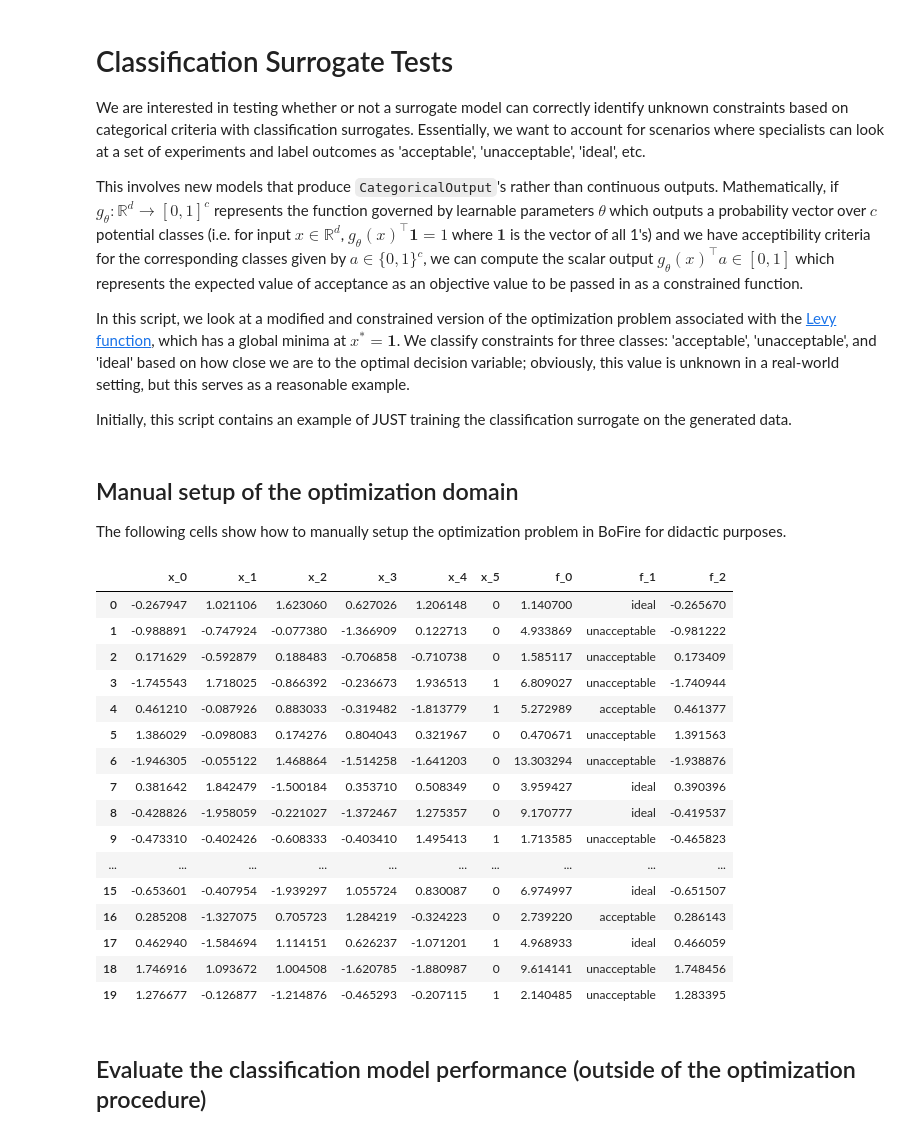
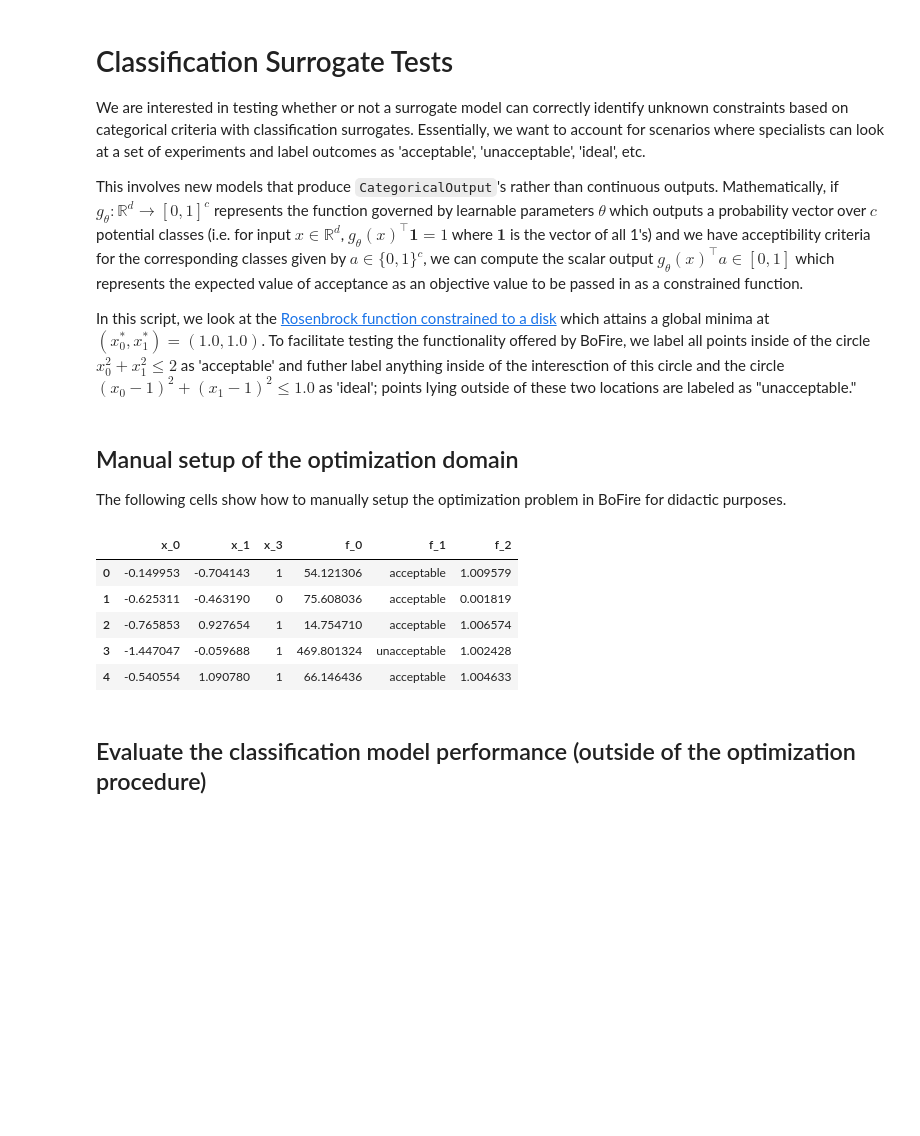
Before and after one commit to experimental-design/bofire, a Jupyter notebook: tutorials/basic_examples/Unknown_Constraint_Classification.ipynb, the cells around one changed output. Cells and saved outputs as stored; diff of their text form; code cells hidden in the pictures; blank space fills up the shorter version.

```diff
--- a/tutorials/basic_examples/Unknown_Constraint_Classification.ipynb
+++ b/tutorials/basic_examples/Unknown_Constraint_Classification.ipynb
@@ -5,9 +5,7 @@ We are interested in testing whether or not a surrogate model can correctly iden
 
 This involves new models that produce `CategoricalOutput`'s rather than continuous outputs. Mathematically, if $g_{\theta}:\mathbb{R}^d\to[0,1]^c$ represents the function governed by learnable parameters $\theta$ which outputs a probability vector over $c$ potential classes (i.e. for input $x\in\mathbb{R}^d$, $g_{\theta}(x)^\top\mathbf{1}=1$ where $\mathbf{1}$ is the vector of all 1's) and we have acceptibility criteria for the corresponding classes given by $a\in\{0,1\}^c$, we can compute the scalar output $g_{\theta}(x)^\top a\in[0,1]$ which represents the expected value of acceptance as an objective value to be passed in as a constrained function.
 
-In this script, we look at a modified and constrained version of the optimization problem associated with the [Levy function](https://www.sfu.ca/~ssurjano/levy.html), which has a global minima at $x^*=\mathbf{1}$. We classify constraints for three classes: 'acceptable', 'unacceptable', and 'ideal' based on how close we are to the optimal decision variable; obviously, this value is unknown in a real-world setting, but this serves as a reasonable example.
-
-Initially, this script contains an example of JUST training the classification surrogate on the generated data.
+In this script, we look at the [Rosenbrock function constrained to a disk](https://en.wikipedia.org/wiki/Test_functions_for_optimization#cite_note-12) which attains a global minima at $(x_0^*,x_1^*)=(1.0, 1.0)$. To facilitate testing the functionality offered by BoFire, we label all points inside of the circle $x_0^2+x_1^2\le2$ as 'acceptable' and futher label anything inside of the interesction of this circle and the circle $(x_0-1)^2+(x_1-1)^2\le1.0$ as 'ideal'; points lying outside of these two locations are labeled as "unacceptable."
 # %%
 # Import packages
 import bofire.strategies.api as strategies
@@ -27,44 +21,49 @@ def scale_inputs(x: pd.Series) -> pd.Series:
+# %%
+# Write helper functions which give the objective and the constraints
+def rosenbrock(x: pd.Series) -> pd.Series:
+    assert "x_0" in x.columns
+    assert "x_1" in x.columns
+    return (1 - x["x_0"]) ** 2 + 100 * (x["x_1"] - x["x_0"] ** 2) ** 2
+
+def constraints(x: pd.Series) -> pd.Series:
+    assert "x_0" in x.columns
+    assert "x_1" in x.columns
+    feasiblity_vector = []
+    for _, row in x.iterrows():
+        if (row["x_0"] ** 2 + row["x_1"] ** 2 <= 2.0) and ((row["x_0"] - 1.0) ** 2 + (row["x_1"] - 1.0) ** 2 <= 1.0):
+            feasiblity_vector.append("ideal")
+        elif row["x_0"] ** 2 + row["x_1"] ** 2 <= 2.0:
+            feasiblity_vector.append("acceptable")
+        else:
+            feasiblity_vector.append("unacceptable")
+    return feasiblity_vector
 # %%
 # Set-up the inputs and outputs, use categorical domain just as an example
-input_features = Inputs(features=[ContinuousInput(key=f"x_{i}", bounds=(-2, 2)) for i in range(5)] + [CategoricalInput(key=f"x_5", categories=["0", "1"], allowed=[True, True])])
+input_features = Inputs(features=[ContinuousInput(key=f"x_{i}", bounds=(-1.75, 1.75)) for i in range(2)] + [CategoricalInput(key=f"x_3", categories=["0", "1"], allowed=[True, True])])
 
 # here the minimize objective is used, if you want to maximize you have to use the maximize objective.
 output_features = Outputs(features=[
         ContinuousOutput(key=f"f_{0}", objective=MinimizeObjective(w=1.)),
         CategoricalOutput(key=f"f_{1}", categories=["unacceptable", "acceptable", "ideal"], objective=ConstrainedCategoricalObjective(categories=["unacceptable", "acceptable", "ideal"], desirability=[False, True, True])), # This function will be associated with learning the categories
         ContinuousOutput(key=f"f_{2}", objective=MinimizeSigmoidObjective(w=1., tp=0.0, steepness=0.5)),
     ]
 )
 
 # Create domain
 domain1 = Domain(inputs=input_features, outputs=output_features)
 
 # Sample random points
-sample_df = domain1.inputs.sample(50)
+sample_df = domain1.inputs.sample(100)
 
 # Write a function which outputs one continuous variable and another discrete based on some logic
-sample_df["f_0"] = np.sin(np.pi * scale_inputs(sample_df["x_0"])) ** 2 + sum([(scale_inputs(sample_df[col]) - 1) ** 2 * (1 + 10 * np.sin(np.pi * scale_inputs(sample_df[col]) + 1) ** 2 if ind < len(sample_df.columns) else 1 + np.sin(2 * np.pi * scale_inputs(sample_df[col])) ** 2) for ind, col in enumerate(sample_df.columns) if not sample_df[col].dtype == "O"])
-sample_df["f_1"] = "unacceptable"
-sample_df.loc[(sample_df[input_features.get_keys(includes=ContinuousInput, excludes=CategoricalInput)].abs().sum(1) <= 6.5) * (sample_df[input_features.get_keys(includes=ContinuousInput, excludes=CategoricalInput)].abs().sum(1) >= 3.5), "f_1"] = "acceptable"
-sample_df.loc[(sample_df[input_features.get_keys(includes=ContinuousInput, excludes=CategoricalInput)].abs().sum(1) <= 5.5) * (sample_df[input_features.get_keys(includes=ContinuousInput, excludes=CategoricalInput)].abs().sum(1) >= 4.5), "f_1"] = "ideal"
-sample_df["f_2"] = sample_df["x_0"] + 1e-2 * np.random.uniform(size=(len(sample_df),))
-
-sample_df.head(20)
+sample_df["f_0"] = rosenbrock(x=sample_df)
+sample_df["f_1"] = constraints(x=sample_df)
+sample_df["f_2"] = sample_df["x_3"].astype(float) + 1e-2 * np.random.uniform(size=(len(sample_df),))
+sample_df.head(5)
 # %% [output]
-|  | x_0 | x_1 | x_2 | x_3 | x_4 | x_5 | f_0 | f_1 | f_2 |
-| 0 | -0.267947 | 1.021106 | 1.623060 | 0.627026 | 1.206148 | 0 | 1.140700 | ideal | -0.265670 |
-| 1 | -0.988891 | -0.747924 | -0.077380 | -1.366909 | 0.122713 | 0 | 4.933869 | unacceptable | -0.981222 |
-| 2 | 0.171629 | -0.592879 | 0.188483 | -0.706858 | -0.710738 | 0 | 1.585117 | unacceptable | 0.173409 |
-| 3 | -1.745543 | 1.718025 | -0.866392 | -0.236673 | 1.936513 | 1 | 6.809027 | unacceptable | -1.740944 |
-| 4 | 0.461210 | -0.087926 | 0.883033 | -0.319482 | -1.813779 | 1 | 5.272989 | acceptable | 0.461377 |
-| 5 | 1.386029 | -0.098083 | 0.174276 | 0.804043 | 0.321967 | 0 | 0.470671 | unacceptable | 1.391563 |
-| 6 | -1.946305 | -0.055122 | 1.468864 | -1.514258 | -1.641203 | 0 | 13.303294 | unacceptable | -1.938876 |
-| 7 | 0.381642 | 1.842479 | -1.500184 | 0.353710 | 0.508349 | 0 | 3.959427 | ideal | 0.390396 |
-| 8 | -0.428826 | -1.958059 | -0.221027 | -1.372467 | 1.275357 | 0 | 9.170777 | ideal | -0.419537 |
-| 9 | -0.473310 | -0.402426 | -0.608333 | -0.403410 | 1.495413 | 1 | 1.713585 | unacceptable | -0.465823 |
-| ... | ... | ... | ... | ... | ... | ... | ... | ... | ... |
-| 15 | -0.653601 | -0.407954 | -1.939297 | 1.055724 | 0.830087 | 0 | 6.974997 | ideal | -0.651507 |
-| 16 | 0.285208 | -1.327075 | 0.705723 | 1.284219 | -0.324223 | 0 | 2.739220 | acceptable | 0.286143 |
-| 17 | 0.462940 | -1.584694 | 1.114151 | 0.626237 | -1.071201 | 1 | 4.968933 | ideal | 0.466059 |
-| 18 | 1.746916 | 1.093672 | 1.004508 | -1.620785 | -1.880987 | 0 | 9.614141 | unacceptable | 1.748456 |
-| 19 | 1.276677 | -0.126877 | -1.214876 | -0.465293 | -0.207115 | 1 | 2.140485 | unacceptable | 1.283395 |
+|  | x_0 | x_1 | x_3 | f_0 | f_1 | f_2 |
+| 0 | -0.149953 | -0.704143 | 1 | 54.121306 | acceptable | 1.009579 |
+| 1 | -0.625311 | -0.463190 | 0 | 75.608036 | acceptable | 0.001819 |
+| 2 | -0.765853 | 0.927654 | 1 | 14.754710 | acceptable | 1.006574 |
+| 3 | -1.447047 | -0.059688 | 1 | 469.801324 | unacceptable | 1.002428 |
+| 4 | -0.540554 | 1.090780 | 1 | 66.146436 | acceptable | 1.004633 |
```
Also changed, not shown: parts of 10 cells of this notebook, 6 other files.
